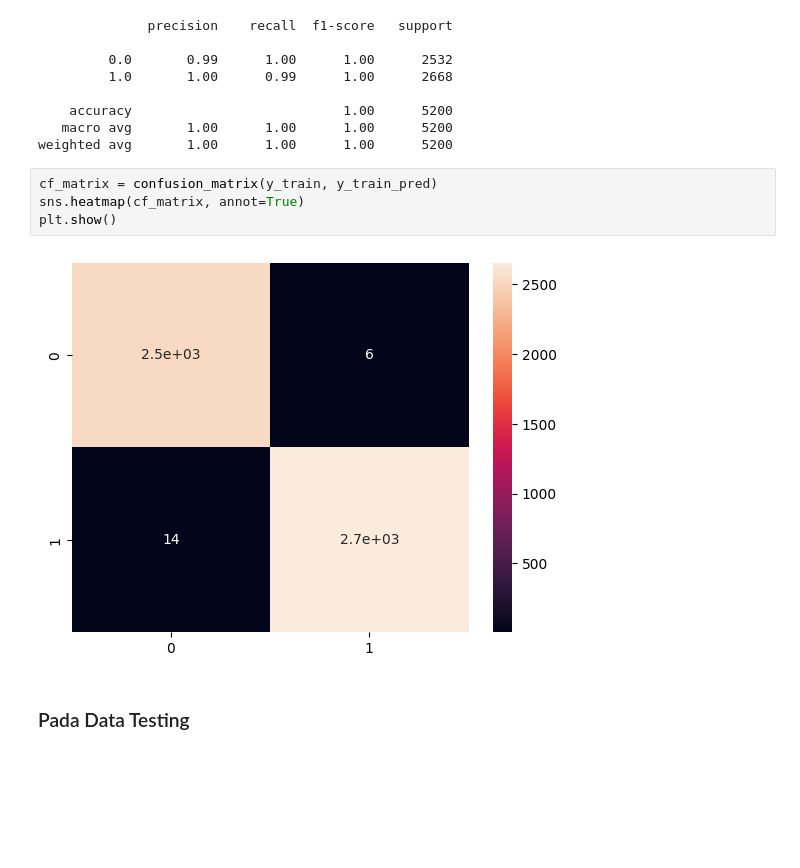
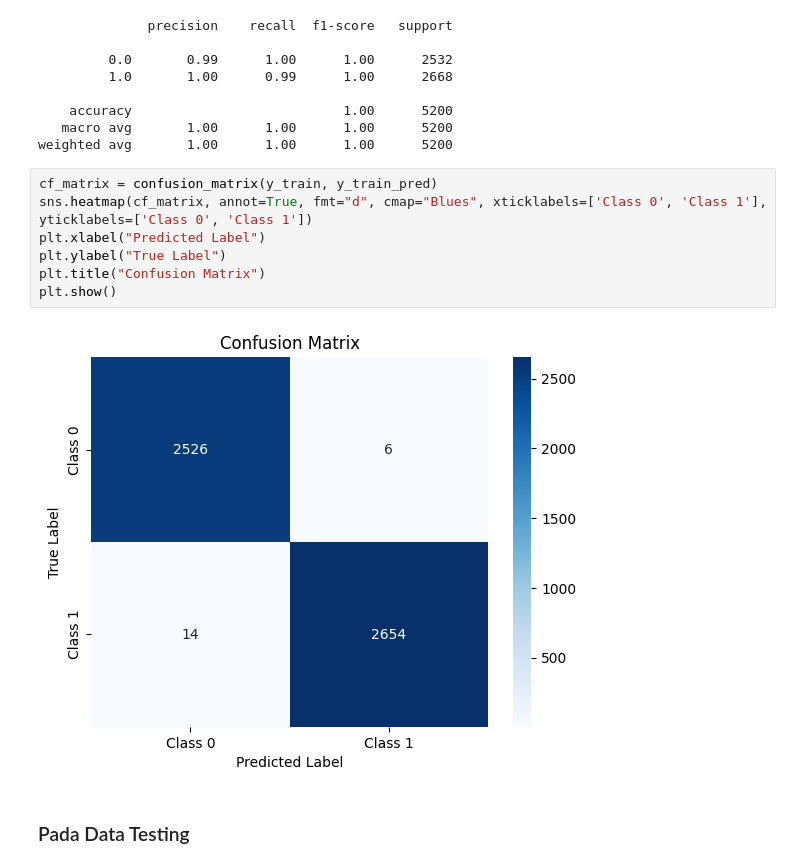
Before and after one commit to InMyDream21/Stunting-Classification, a Jupyter notebook: Stunting_Classification_Machine_Learning.ipynb, the cells around one changed output. Drawn from its saved outputs; the diff is of its cells as text; blank space fills up the shorter version.

Commit message:
Remake CF Matrix Plot

```diff
--- a/Stunting_Classification_Machine_Learning.ipynb
+++ b/Stunting_Classification_Machine_Learning.ipynb
@@ -144,10 +144,13 @@ print(classification_report(y_train, y_train_pred))
 weighted avg       1.00      1.00      1.00      5200
 # %%
 cf_matrix = confusion_matrix(y_train, y_train_pred)
-sns.heatmap(cf_matrix, annot=True)
+sns.heatmap(cf_matrix, annot=True, fmt="d", cmap="Blues", xticklabels=['Class 0', 'Class 1'], yticklabels=['Class 0', 'Class 1'])
+plt.xlabel("Predicted Label")
+plt.ylabel("True Label")
+plt.title("Confusion Matrix")
 plt.show()
 # %% [output]
-[figure, old version]
+[figure, new version]
 # %% [markdown]
 ### Pada Data Testing
 # %%
```
Also changed, not shown: parts of 1 cell of this notebook.
